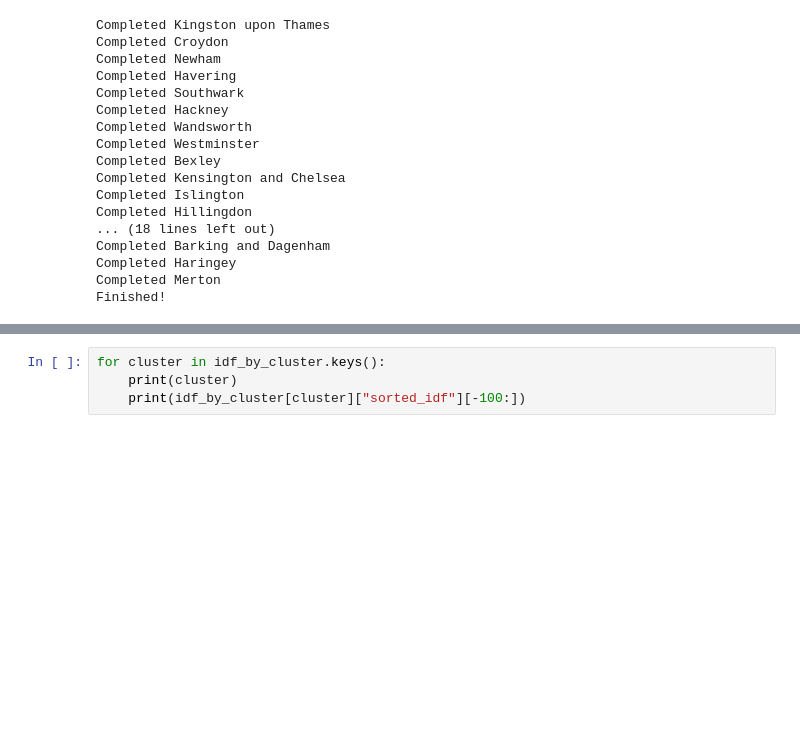
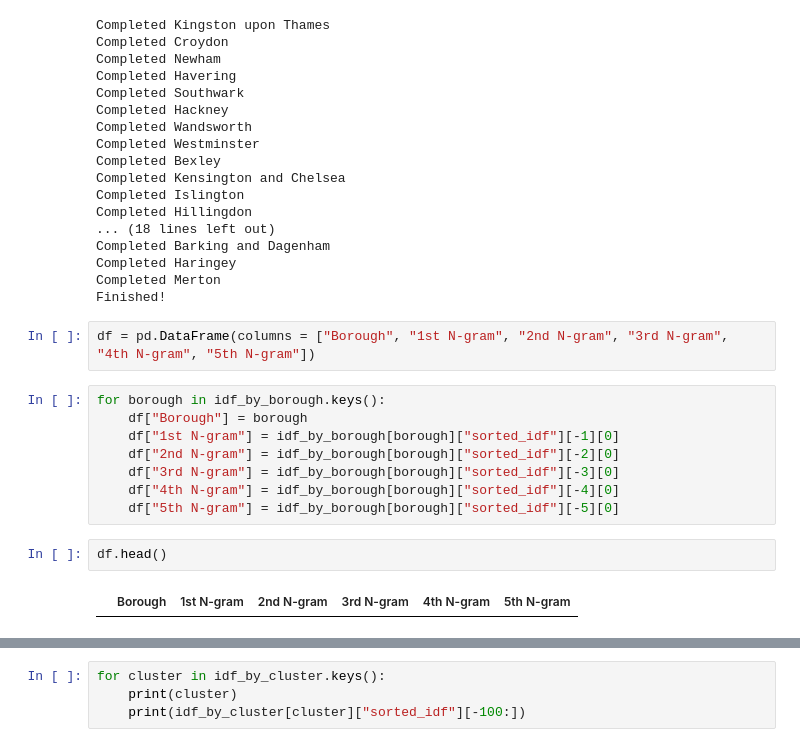
Before and after one commit to tpgmartin/london_new_years_tweets, a Jupyter notebook: IDF of Tweets by Borough & Cluster.ipynb, the cells around one changed output, grey strips where cells are left out. Cells and saved outputs as stored; diff of their text form; blank space fills up the shorter version.

```diff
--- a/IDF of Tweets by Borough & Cluster.ipynb
+++ b/IDF of Tweets by Borough & Cluster.ipynb
@@ -128,6 +128,20 @@ Completed Barking and Dagenham
 Completed Haringey
 Completed Merton
 Finished!
+# %%
+df = pd.DataFrame(columns = ["Borough", "1st N-gram", "2nd N-gram", "3rd N-gram", "4th N-gram", "5th N-gram"])
+# %%
+for borough in idf_by_borough.keys():
+    df["Borough"] = borough
+    df["1st N-gram"] = idf_by_borough[borough]["sorted_idf"][-1][0]
+    df["2nd N-gram"] = idf_by_borough[borough]["sorted_idf"][-2][0]
+    df["3rd N-gram"] = idf_by_borough[borough]["sorted_idf"][-3][0]
+    df["4th N-gram"] = idf_by_borough[borough]["sorted_idf"][-4][0]
+    df["5th N-gram"] = idf_by_borough[borough]["sorted_idf"][-5][0]
+# %%
+df.head()
+# %% [output]
+|  | Borough | 1st N-gram | 2nd N-gram | 3rd N-gram | 4th N-gram | 5th N-gram |
 # %%
 for borough in idf_by_borough.keys():
     print(borough)
```
Also changed, not shown: parts of 3 cells of this notebook, 1 other file.
